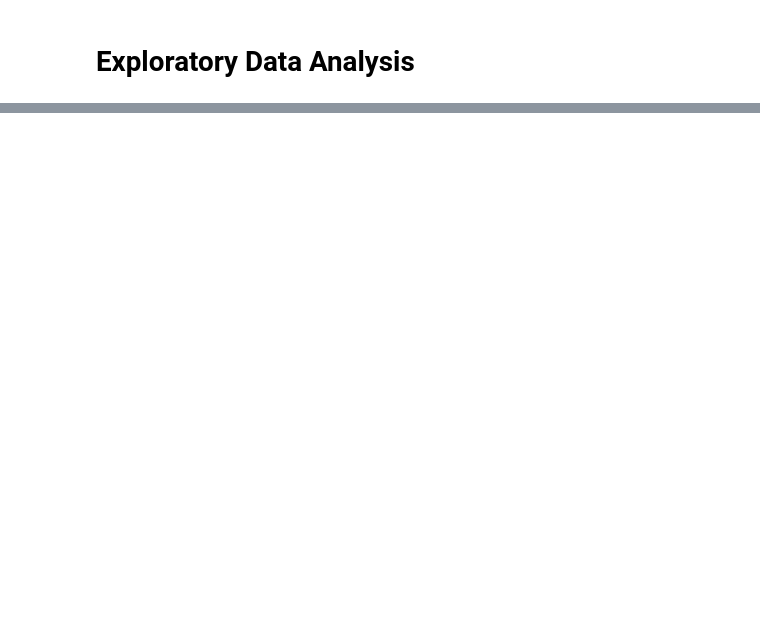
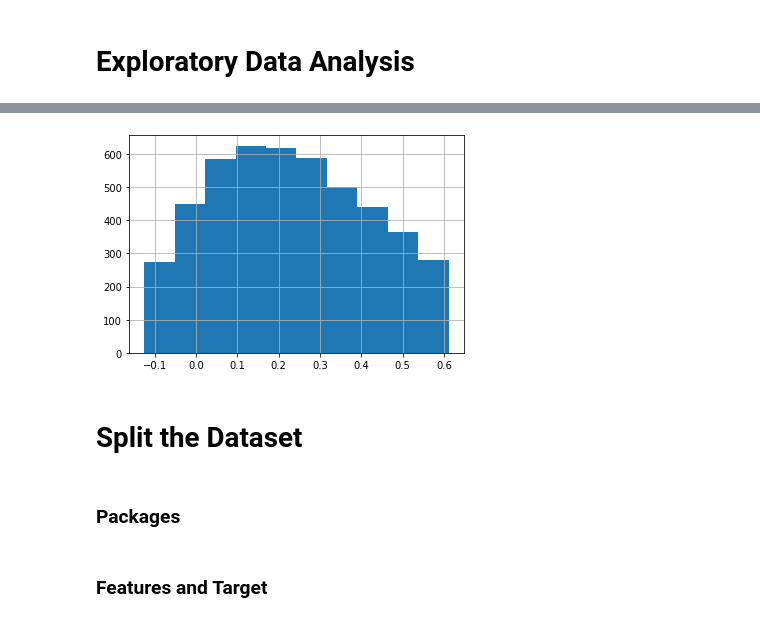
Before and after one commit to Bhandari007/bankruptcy_prediction, a Jupyter notebook: bankruptcy_prediction.ipynb, the cells around one changed output, grey strips where cells are left out. Saved outputs shown, nothing was run; the diff lists cells and outputs as text; code cells hidden in the pictures; blank space fills up the shorter version.

```diff
--- a/bankruptcy_prediction.ipynb
+++ b/bankruptcy_prediction.ipynb
@@ -127,0 +228,9 @@ print("Hello world")
+# %%
+q1, q3 = df["Attr3"].quantile([0.1, 0.9])
+df[df["Attr3"].between(q1, q3)]["Attr3"].hist();
+# %% [output]
+[figure, added]
+# %% [markdown]
+# Split the Dataset
+# %% [markdown]
+### Packages
@@ -127,0 +239,2 @@ print("Hello world")
+# %% [markdown]
+### Features and Target
```
Also changed, not shown: parts of 25 cells of this notebook.
